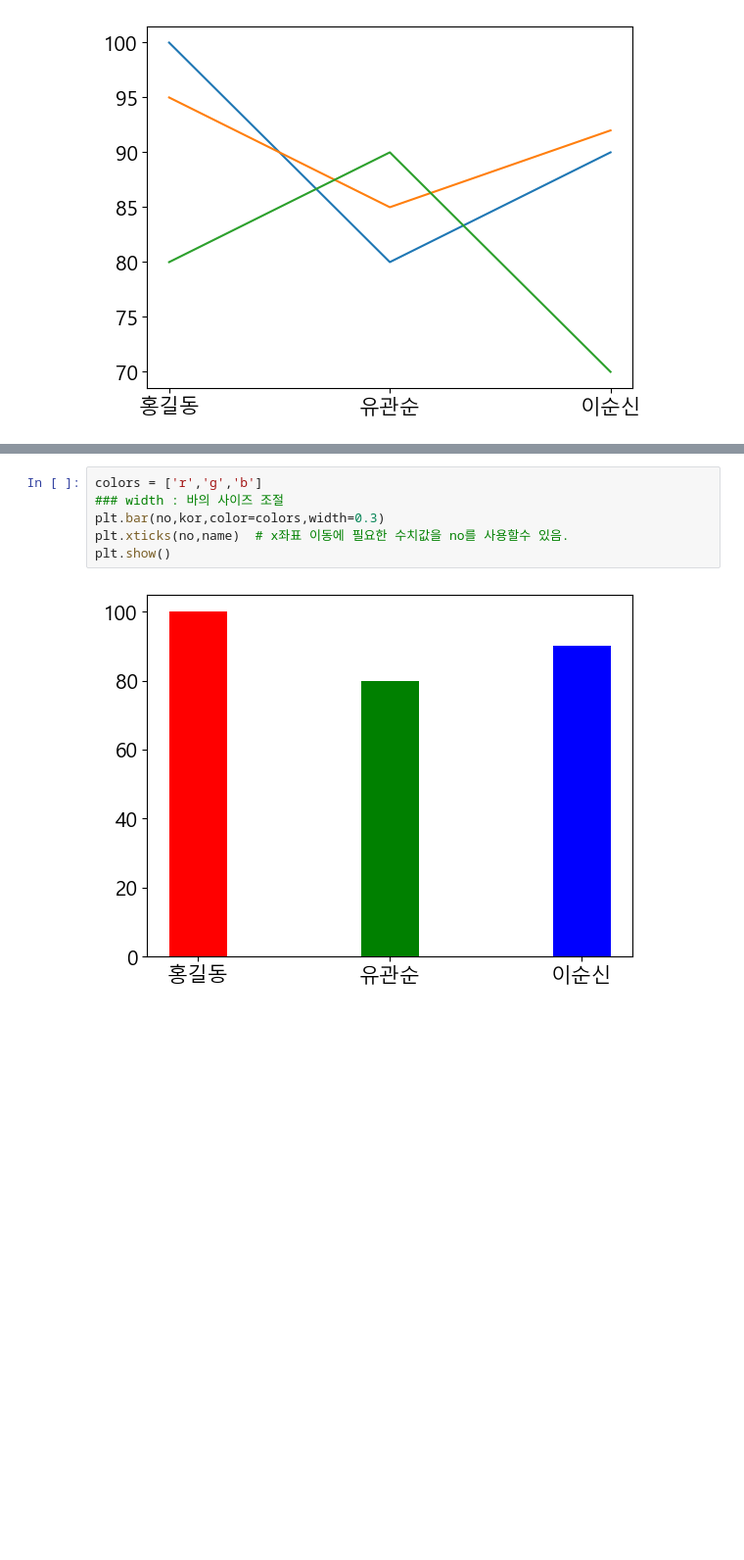
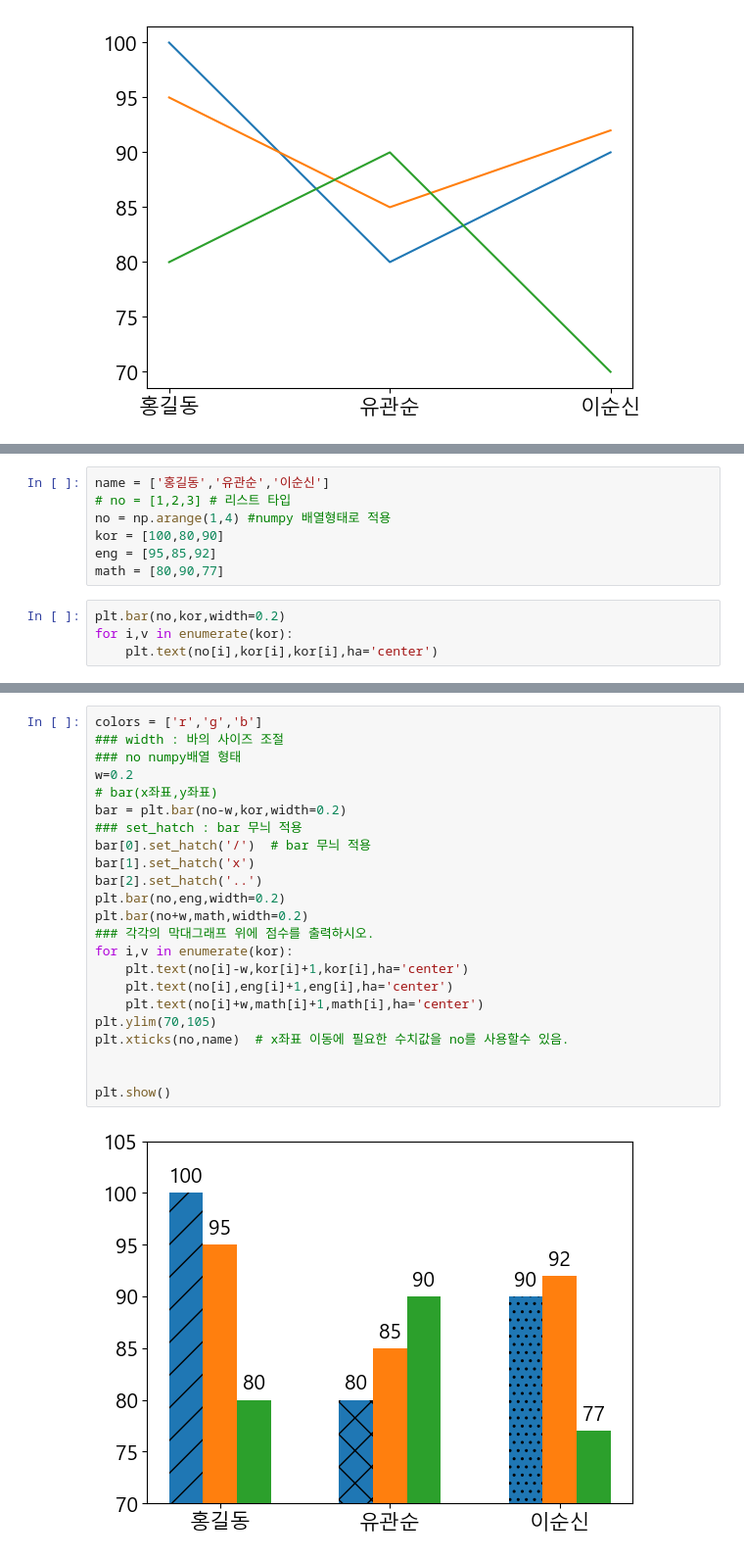
Before and after one commit to onulee/webdata, a Jupyter notebook: w0522/w0522_09.ipynb, the cells around one changed output, grey strips where cells are left out. Shown at 98% size. Drawn from its saved outputs; the diff is of its cells as text; blank space fills up the shorter version.

```diff
--- a/w0522/w0522_09.ipynb
+++ b/w0522/w0522_09.ipynb
@@ -87,0 +108,11 @@ plt.show()
+# %%
+name = ['홍길동','유관순','이순신']
+# no = [1,2,3] # 리스트 타입
+no = np.arange(1,4) #numpy 배열형태로 적용
+kor = [100,80,90]
+eng = [95,85,92]
+math = [80,90,77]
+# %%
+plt.bar(no,kor,width=0.2)
+for i,v in enumerate(kor):
+    plt.text(no[i],kor[i],kor[i],ha='center')
@@ -88,8 +121,25 @@ plt.show()
 # %%
 colors = ['r','g','b']
 ### width : 바의 사이즈 조절
-plt.bar(no,kor,color=colors,width=0.3)
+### no numpy배열 형태
+w=0.2
+# bar(x좌표,y좌표)
+bar = plt.bar(no-w,kor,width=0.2)
+### set_hatch : bar 무늬 적용
+bar[0].set_hatch('/')  # bar 무늬 적용
+bar[1].set_hatch('x')
+bar[2].set_hatch('..')
+plt.bar(no,eng,width=0.2)
+plt.bar(no+w,math,width=0.2)
+### 각각의 막대그래프 위에 점수를 출력하시오.
+for i,v in enumerate(kor):
+    plt.text(no[i]-w,kor[i]+1,kor[i],ha='center')
+    plt.text(no[i],eng[i]+1,eng[i],ha='center')
+    plt.text(no[i]+w,math[i]+1,math[i],ha='center')
+plt.ylim(70,105)
 plt.xticks(no,name)  # x좌표 이동에 필요한 수치값을 no를 사용할수 있음.
+
+
 plt.show()
 # %% [output]
-[figure, old version]
+[figure, new version]
```
Also changed, not shown: parts of 8 cells of this notebook.
